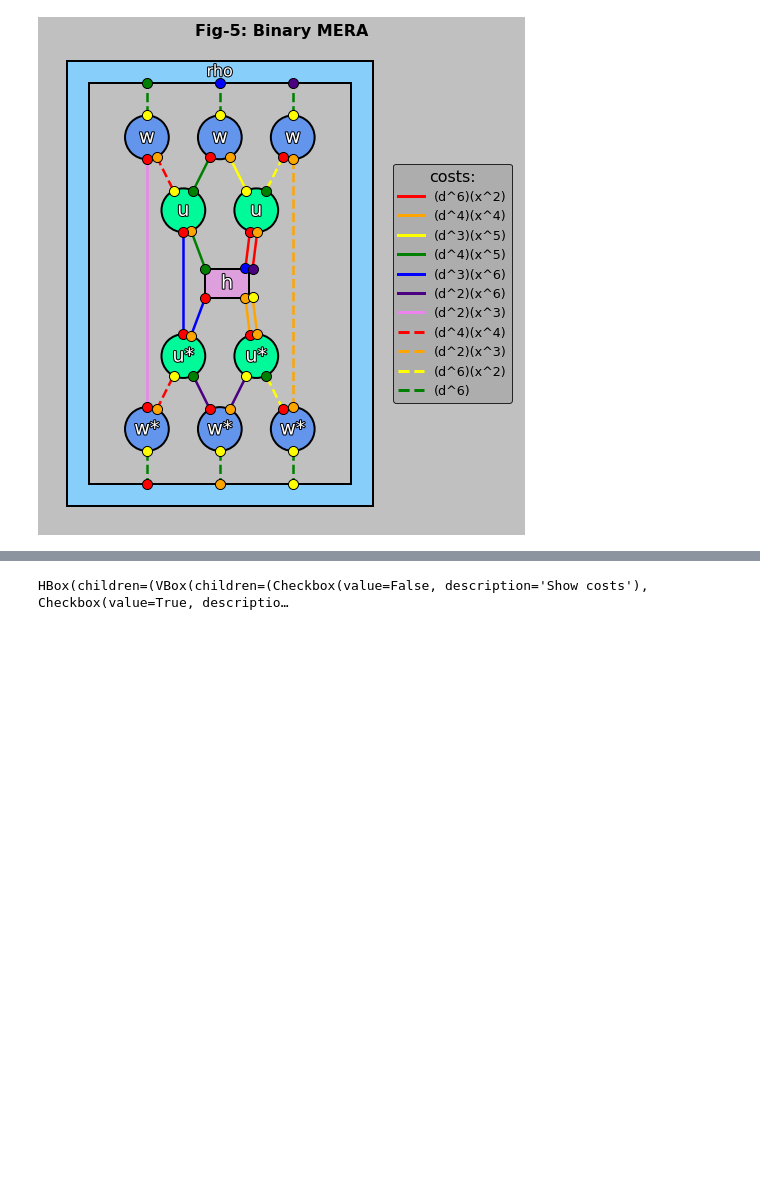
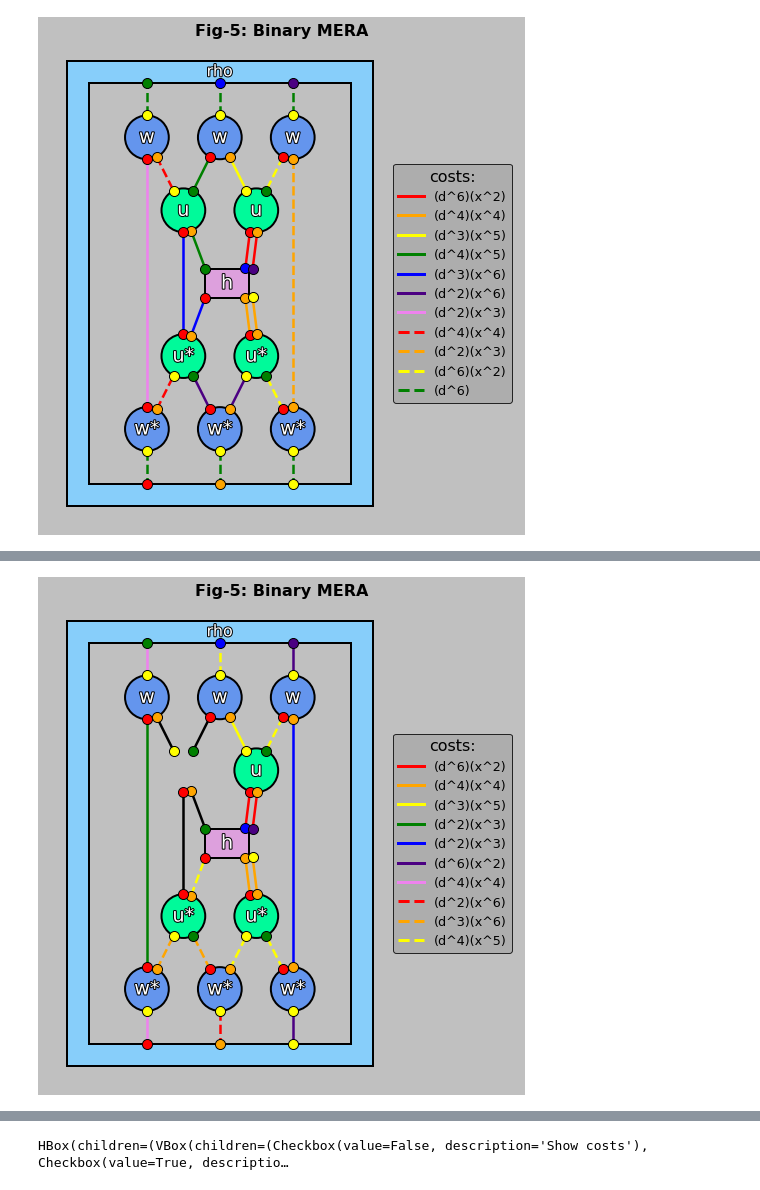
Before and after one commit to gevenbly/TensorAlgs, a Jupyter notebook: Guide_Network_Renderer.ipynb, the cells around one changed output, grey strips where cells are left out. Saved outputs shown, nothing was run; the diff lists cells and outputs as text; code cells hidden in the pictures; blank space fills up the shorter version.

```diff
--- a/Guide_Network_Renderer.ipynb
+++ b/Guide_Network_Renderer.ipynb
@@ -148 +151,33 @@ fig5 = draw_network(connects, coords=coords, names=names, colors=colors,
+# %%
+# Example-6: Environment Tensors
+names = ['u','u','w','w','w','h','u*','u*','w*','w*','w*','rho']
+connects = [[1, 3, 10, 11], [4, 7, 12, 13], [8, 10, 21], [11, 12, 22],
+            [13, 14, 23], [2, 5, 6, 3, 4, 7], [1, 2, 9, 17], [5, 6, 16, 15],
+            [8, 9, 18], [17, 16, 19], [15, 14, 20], [18, 19, 20, 21, 22, 23]]
+order = [4,7,5,6,12,11,3,1,2,17,16,8,10,9,14,13,15,18,19,20,21,22,23]
+coords = [(-0.5, 1), (0.5, 1), (-1, 2), (0, 2), (1, 2), (-0.2,-0.2,0.4,0.2),
+          (-0.5, -1), (0.5, -1), (-1, -2), (0, -2), (1, -2), (0.3)]
+colors = [0,0,1,1,1,2,0,0,1,1,1,3]
+# make dims
+udim = ('d','d','x','x')
+wdim = ('x','x','d')
+hamdim = ('d','d','d','d','d','d')
+rhodim = ('d','d','d','d','d','d')
+dims = [udim,udim,wdim,wdim,wdim,hamdim,udim,udim,wdim,wdim,wdim,rhodim]
+
+# remove a single tensor from the network
+which_env = 0
+new_connects, new_order = ncon_remove(connects, which_env, order=order)
+vacant_coord = coords.pop(which_env)
+dims.pop(which_env)
+names.pop(which_env)
+colors.pop(which_env)
+
+# draw_networks
+fig5 = draw_network(new_connects, coords=coords, names=names, colors=colors,
+                    order=new_order, title='Fig-5: Binary MERA', draw_labels=False,
+                    dims=dims, show_costs=True, env_pad=(-0.2,-0.25),
+                    legend_extend=2.0, figsize=9, vacant_coord=vacant_coord)
+# %% [output]
+[figure, added]
 # %% [markdown]
```
Also changed, not shown: parts of 5 cells of this notebook.
